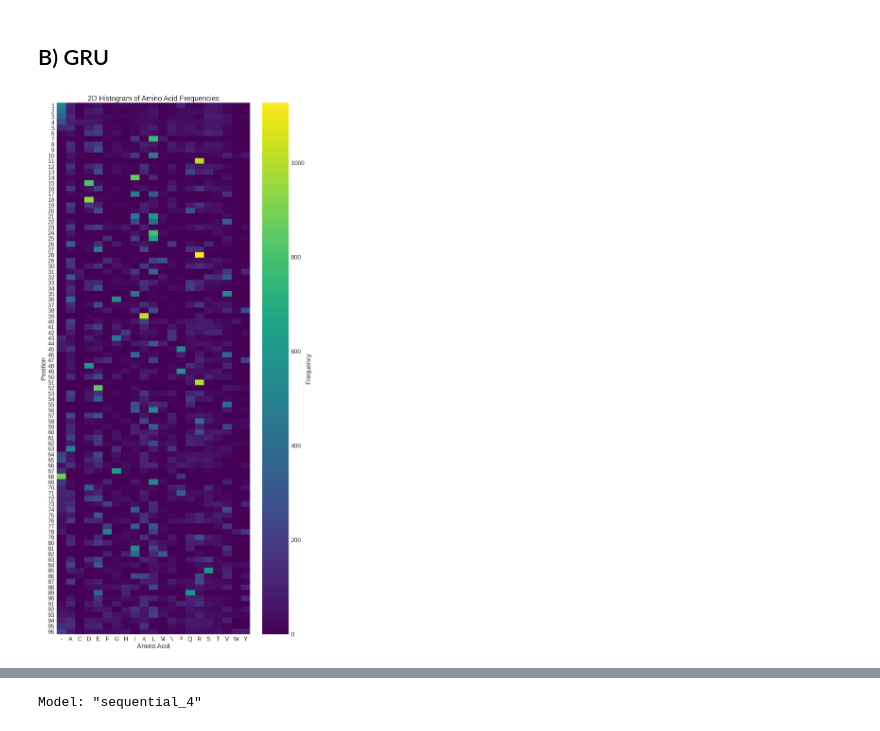
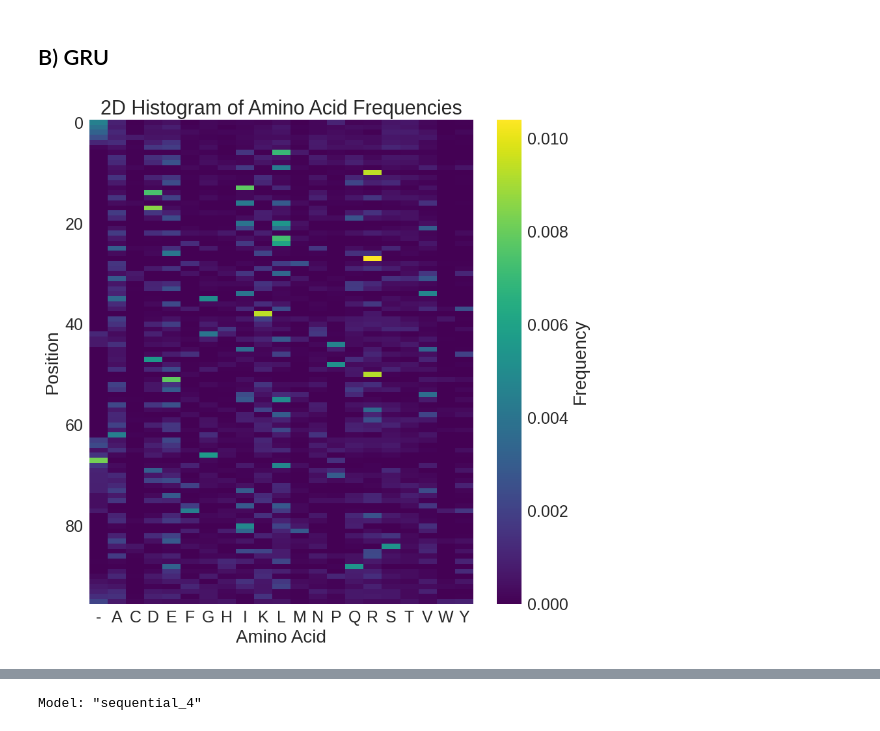
Before and after one commit to vicdlp/CS_project, a Jupyter notebook: CS_project.ipynb, the cells around one changed output, grey strips where cells are left out. Cells and saved outputs as stored; diff of their text form; code cells hidden in the pictures.

Commit message:
First order statistics and generative model validation

```diff
--- a/CS_project.ipynb
+++ b/CS_project.ipynb
@@ -56,15 +56,15 @@ art = list(SeqIO.parse("MSA_art.faa", "fasta")) # Artificial data sampled from t
 # %%
 def one_hot(sequence): # Converts a single sequence of length 96 to a 96 x 21 = 2016 dimensional vector
 
-  matrix = np.zeros((21,96)) # matrix to store the encoded data
+  matrix = np.zeros((96,21)) # matrix to store the encoded data
 
   # Dictionary that converts amino-acids to a number between 0 and 20
   amino_acids = {'A': 0, 'C': 1, 'D': 2, 'E': 3, 'F': 4, 'G': 5, 'H': 6, 'I': 7, 'K':8, 'L':9, 'M':10, 'N':11, 'P':12, 'Q':13, 'R':14, 'S':15, 'T':16, 'V':17, 'W':18, 'Y':19, '-':20}
 
   for i in range(96): # for the i-th amino-acid of the sequence ...
-    matrix[amino_acids[sequence[i]], i] = 1 # ... associate the corresponding 21 dim vector in column i
+    matrix[i, amino_acids[sequence[i]]] = 1 # ... associate the corresponding 21 dim vector in column i
 
-  return matrix.flatten() # return the flatten matrix to get the data-point as a vector
+  return matrix.flatten(order='C') # return the flatten matrix to get the data-point as a vector
 
 
 
@@ -87,3 +87,10 @@ def label(data): # Extracts the labels of the dataset : Functional sequence (y=1
       label[i] = 0
 
   return label
+
+def de_one_hot(X):
+  amino_acids = {0: 'A', 1: 'C', 2: 'D', 3: 'E', 4: 'F', 5: 'G', 6: 'H', 7: 'I', 8:'K', 9:'L', 10:'M', 11:'N', 12:'P', 13:'Q', 14:'R', 15:'S', 16:'T', 17:'V', 18:'W', 19:'Y', 20:'-'}
+  sequence = ''
+  for i in range(96):
+      sequence += amino_acids[np.argmax(X[i])]
+  return sequence
@@ -735,13 +750,9 @@ def encode_2(data):
 X_nat_seq = encode_2(nat)
 X_art_seq = encode_2(art)
 # %%
-# prompt: can you create a 2d histogram of the frequencies of amino acid a = 1,..,21 at position i = 1,...,96 in the natural dataset nat
-
 import matplotlib.pyplot as plt
 
 def create_2d_histogram(nat):
-    # Assuming 'nat' is a list of sequences, each of length 96.
-    # Replace this with your actual data loading/processing.
     amino_acids = 'ACDEFGHIKLMNPQRSTVWY-'
     aa_counts = {}
     for seq in nat:
@@ -753,35 +764,37 @@ def create_2d_histogram(nat):
 
             if pos not in aa_counts:
                 aa_counts[pos] = {}
             if aa not in aa_counts[pos]:
                 aa_counts[pos][aa] = 0
             aa_counts[pos][aa] += 1
 
 
     positions = sorted(aa_counts.keys())
     amino_acids = sorted(list(set([aa for pos in positions for aa in aa_counts[pos].keys()])))
     frequencies = [[aa_counts[pos].get(aa,0) for aa in amino_acids] for pos in positions]
+    frequencies = np.array(frequencies)
+    frequencies = frequencies/np.sum(frequencies)
 
-    plt.figure(figsize=(12, 24))
+    plt.figure(figsize=(9,9))
     plt.imshow(frequencies, cmap='viridis', aspect='auto')
     plt.xticks(range(len(amino_acids)), amino_acids)
-    plt.yticks(range(len(positions)), positions)
     plt.xlabel("Amino Acid")
     plt.ylabel("Position")
     plt.title("2D Histogram of Amino Acid Frequencies")
     plt.colorbar(label="Frequency")
     plt.tight_layout()
     plt.grid(visible=False)
     plt.show()
+    return frequencies
 
 
 # Example Usage (assuming 'nat' is your sequence data):
 # Assuming nat is defined as in your provided code
 # Replace with your actual data
 
 # Create dummy data for nat (replace this with your actual data)
-seq = [nat[i].seq for i in range(len(nat))]
+nat_seq = [nat[i].seq for i in range(len(nat))]
 
-create_2d_histogram(seq)
+first_order_nat = create_2d_histogram(nat_seq)
 # %% [output]
-[figure, old version]
+[figure, new version]
```
Also changed, not shown: parts of 10 cells of this notebook.
